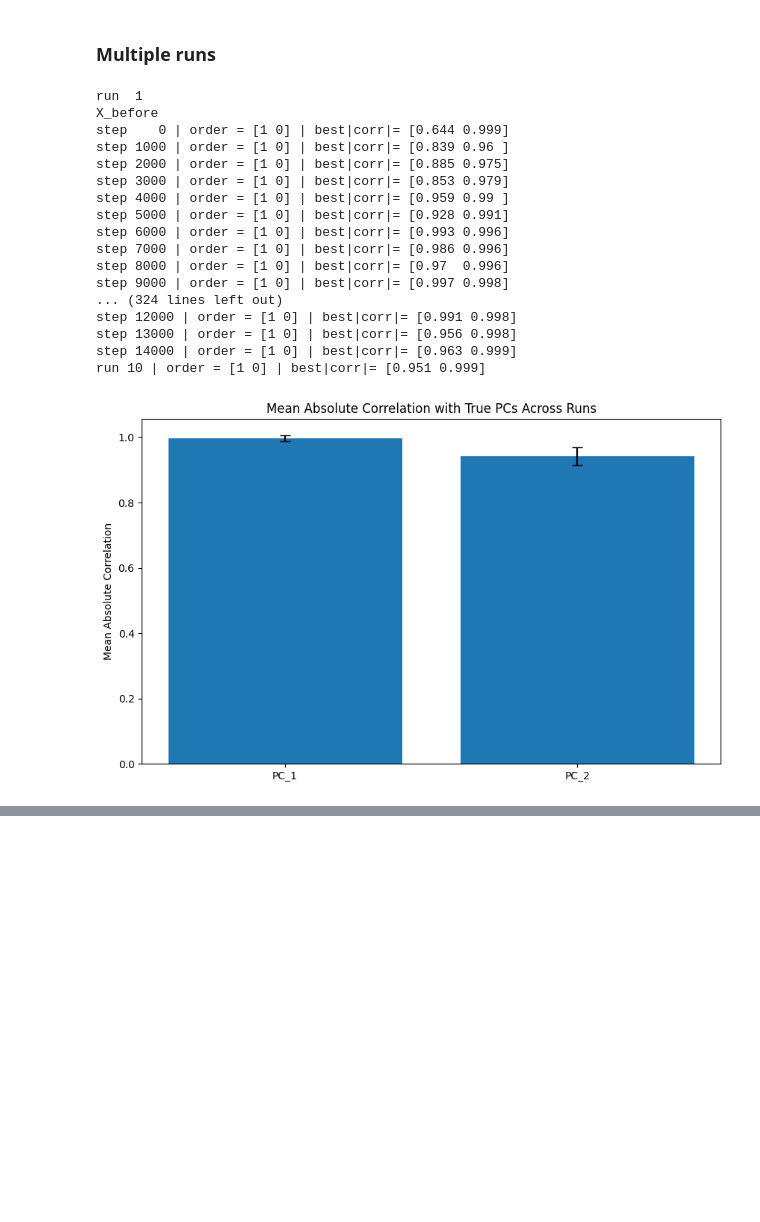
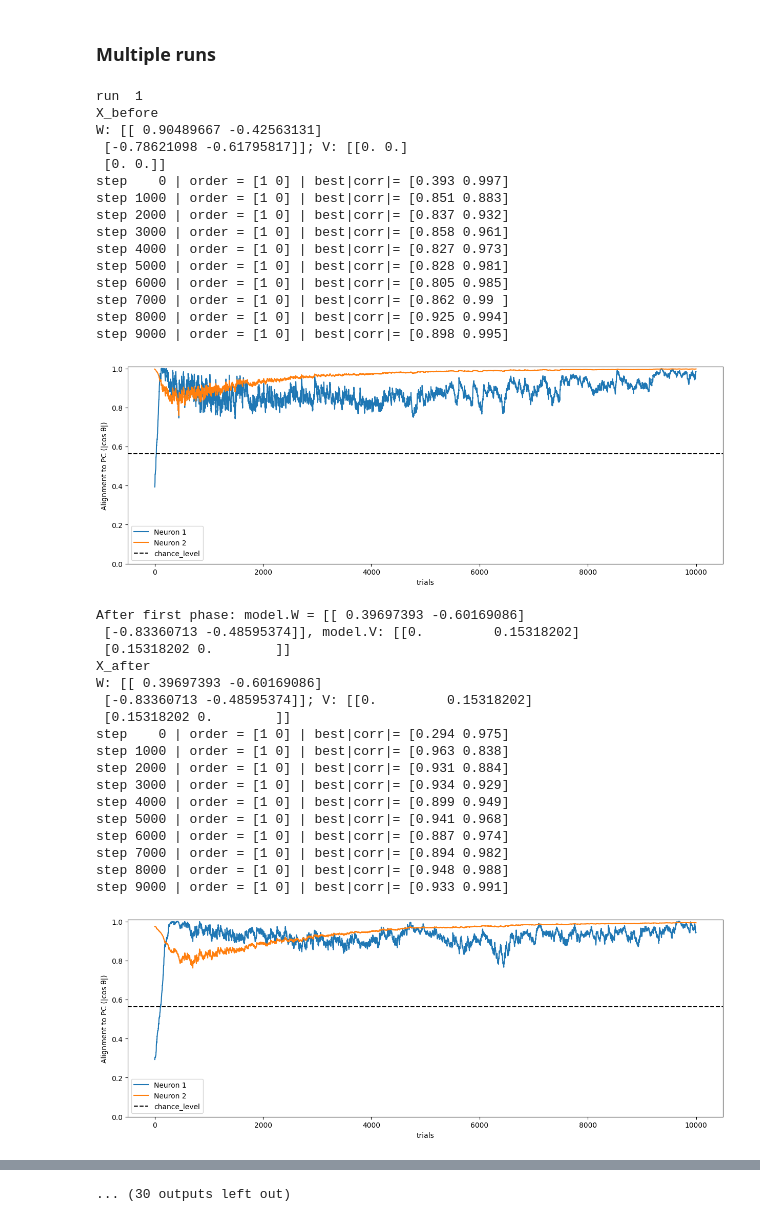
Before and after one commit to neuralalgorithms/representational-drift, a Jupyter notebook: model_drift.ipynb, the cells around one changed output, grey strips where cells are left out. Saved outputs shown, nothing was run; the diff lists cells and outputs as text; code cells hidden in the pictures; blank space fills up the shorter version.

```diff
--- a/model_drift.ipynb
+++ b/model_drift.ipynb
@@ -153,10 +152,10 @@ def run_experiment(model, data, m, runs = 10, graph = False):
 model_paras = dict(
     input_dim=2, output_dim=2,
     eta_w=5e-5,          # base
-    eta_q=2e-3,          # ~4x eta_w
+    eta_v=2e-3,          # ~4x eta_w
     C=2.0,
     ema_alpha=0.03,
-    symmetrize_q=True,
+    symmetrize_V=True,
     seed=None,
     noise_level=0.001,
     settling_steps=10
@@ -165,7 +164,7 @@ model_paras = dict(
 
 model_paras_after = dict(
     eta_w=1e-3,
-    eta_q=3e-3
+    eta_v=3e-3
 )
 # %% [markdown]
 ### Single run
@@ -190,55 +189,75 @@ def two_phase_training_testing(model, data_before, data_after, m, model_paras_af
     for run in range(runs):
         print(f"run {run+1:2d}")
         print(f"X_before")
-        order, similarity = Y_aligned_training_testing_online(model, data_before, graph=False)
+        order, similarity = Y_aligned_training_testing_online(model, data_before, graph=True)
+        print(f"After first phase: model.W = {model.W}, model.V: {model.V}")
+
+        print(f"X_after")
         # update the model parameters
         for key, value in model_paras_after.items():
             if hasattr(model, key):
                 setattr(model, key, value)
-        print(f"X_after")
-        order, similarity = Y_aligned_training_testing_online(model, data_after, graph=False)
+
+        order, similarity = Y_aligned_training_testing_online(model, data_after, graph=True)
+        print(f"after second phase: model.W = {model.W}; model.V = {model.V}")
+
         # based on the order, sort the similarity to match PC order
         combined_lists = zip(order, similarity)
         # Sort the pairs based on PC_orders
         sorted_combined_lists = sorted(combined_lists)
         # Unzip the sorted pairs
         _, ordered_similarity = zip(*sorted_combined_lists)
         df_best_corr.iloc[run, :] = ordered_similarity
         print(f"run {run+1:2d} | order = {order} | best|corr|= {np.round(similarity,3)}")
+        leen_model.reset()
 
     if graph == True:
         # plot the bar graph with error bars of mean and std based on df_best_corr
         means = df_best_corr.mean(axis=0)
         stds = df_best_corr.std(axis=0)
         plt.figure(figsize=(10, 6))
         plt.bar(means.index, means.values, yerr=stds.values, capsize=5)
         # plt.ylim(0, 1.1)
         plt.ylabel('Mean Absolute Correlation')
         plt.title('Mean Absolute Correlation with True PCs Across Runs')
         plt.show()
 
 
 leen_model  = LeenCompletePCA(**model_paras)
 
 two_phase_training_testing(leen_model, X_before, X_after, m, model_paras, runs = 10, graph = True)
-
-leen_model.reset()
 # %% [output]
 run  1
 X_before
-step    0 | order = [1 0] | best|corr|= [0.644 0.999]
-step 1000 | order = [1 0] | best|corr|= [0.839 0.96 ]
-step 2000 | order = [1 0] | best|corr|= [0.885 0.975]
-step 3000 | order = [1 0] | best|corr|= [0.853 0.979]
-step 4000 | order = [1 0] | best|corr|= [0.959 0.99 ]
-step 5000 | order = [1 0] | best|corr|= [0.928 0.991]
-step 6000 | order = [1 0] | best|corr|= [0.993 0.996]
-step 7000 | order = [1 0] | best|corr|= [0.986 0.996]
-step 8000 | order = [1 0] | best|corr|= [0.97  0.996]
-step 9000 | order = [1 0] | best|corr|= [0.997 0.998]
-... (324 lines left out)
-step 12000 | order = [1 0] | best|corr|= [0.991 0.998]
-step 13000 | order = [1 0] | best|corr|= [0.956 0.998]
-step 14000 | order = [1 0] | best|corr|= [0.963 0.999]
-run 10 | order = [1 0] | best|corr|= [0.951 0.999]
+W: [[ 0.90489667 -0.42563131]
+ [-0.78621098 -0.61795817]]; V: [[0. 0.]
+ [0. 0.]]
+step    0 | order = [1 0] | best|corr|= [0.393 0.997]
+step 1000 | order = [1 0] | best|corr|= [0.851 0.883]
+step 2000 | order = [1 0] | best|corr|= [0.837 0.932]
+step 3000 | order = [1 0] | best|corr|= [0.858 0.961]
+step 4000 | order = [1 0] | best|corr|= [0.827 0.973]
+step 5000 | order = [1 0] | best|corr|= [0.828 0.981]
+step 6000 | order = [1 0] | best|corr|= [0.805 0.985]
+step 7000 | order = [1 0] | best|corr|= [0.862 0.99 ]
+step 8000 | order = [1 0] | best|corr|= [0.925 0.994]
+step 9000 | order = [1 0] | best|corr|= [0.898 0.995]
-[figure, old version]
+[figure, new version]
+After first phase: model.W = [[ 0.39697393 -0.60169086]
+ [-0.83360713 -0.48595374]], model.V: [[0.         0.15318202]
+ [0.15318202 0.        ]]
+X_after
+W: [[ 0.39697393 -0.60169086]
+ [-0.83360713 -0.48595374]]; V: [[0.         0.15318202]
+ [0.15318202 0.        ]]
+step    0 | order = [1 0] | best|corr|= [0.294 0.975]
+step 1000 | order = [1 0] | best|corr|= [0.963 0.838]
+step 2000 | order = [1 0] | best|corr|= [0.931 0.884]
+step 3000 | order = [1 0] | best|corr|= [0.934 0.929]
+step 4000 | order = [1 0] | best|corr|= [0.899 0.949]
+step 5000 | order = [1 0] | best|corr|= [0.941 0.968]
+step 6000 | order = [1 0] | best|corr|= [0.887 0.974]
+step 7000 | order = [1 0] | best|corr|= [0.894 0.982]
+step 8000 | order = [1 0] | best|corr|= [0.948 0.988]
+step 9000 | order = [1 0] | best|corr|= [0.933 0.991]
+[figure, added]
@@ -244,0 +340 @@ run 10 | order = [1 0] | best|corr|= [0.951 0.999]
+... (30 outputs left out)
```
Also changed, not shown: parts of 3 cells of this notebook, 2 other files.
